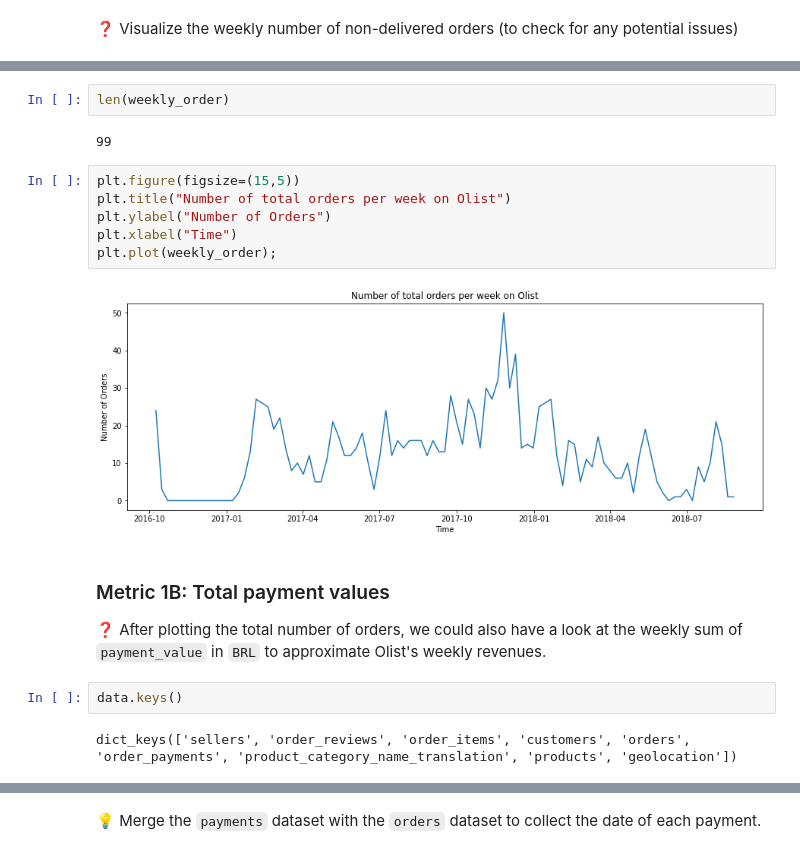
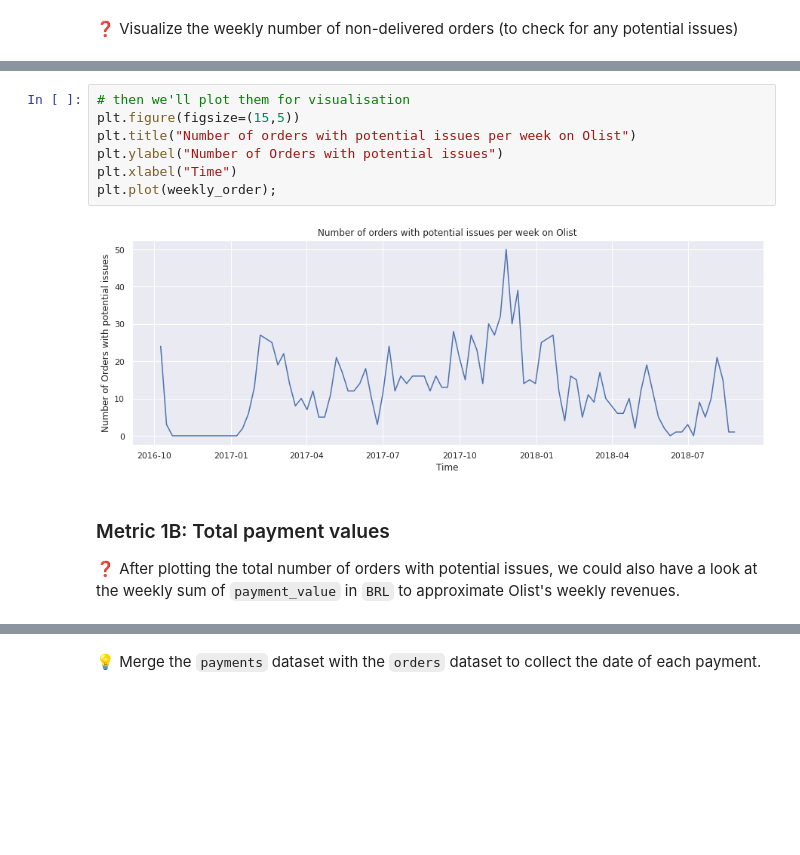
Before and after one commit to yongsin91/olist, a Jupyter notebook: 1_Setup/metric_design.ipynb, the cells around one changed output, grey strips where cells are left out. Saved outputs shown, nothing was run; the diff lists cells and outputs as text; blank space fills up the shorter version.

```diff
--- a/1_Setup/metric_design.ipynb
+++ b/1_Setup/metric_design.ipynb
@@ -225,19 +135,12 @@ Freq: W-SUN, Name: order_id, Length: 99, dtype: int64
-# %%
-len(weekly_order)
-# %% [output]
-99
 # %%
+# then we'll plot them for visualisation
 plt.figure(figsize=(15,5))
-plt.title("Number of total orders per week on Olist")
-plt.ylabel("Number of Orders")
+plt.title("Number of orders with potential issues per week on Olist")
+plt.ylabel("Number of Orders with potential issues")
 plt.xlabel("Time")
 plt.plot(weekly_order);
 # %% [output]
-[figure, old version]
+[figure, new version]
 # %% [markdown]
 ### Metric 1B: Total payment values
-❓ After plotting the total number of orders, we could also have a look at the weekly sum of `payment_value` in `BRL` to approximate Olist's weekly revenues.
+❓ After plotting the total number of orders with potential issues, we could also have a look at the weekly sum of `payment_value` in `BRL` to approximate Olist's weekly revenues.
-# %%
-data.keys()
-# %% [output]
-dict_keys(['sellers', 'order_reviews', 'order_items', 'customers', 'orders', 'order_payments', 'product_category_name_translation', 'products', 'geolocation'])
```
Also changed, not shown: parts of 44 cells of this notebook, 3 other files.
